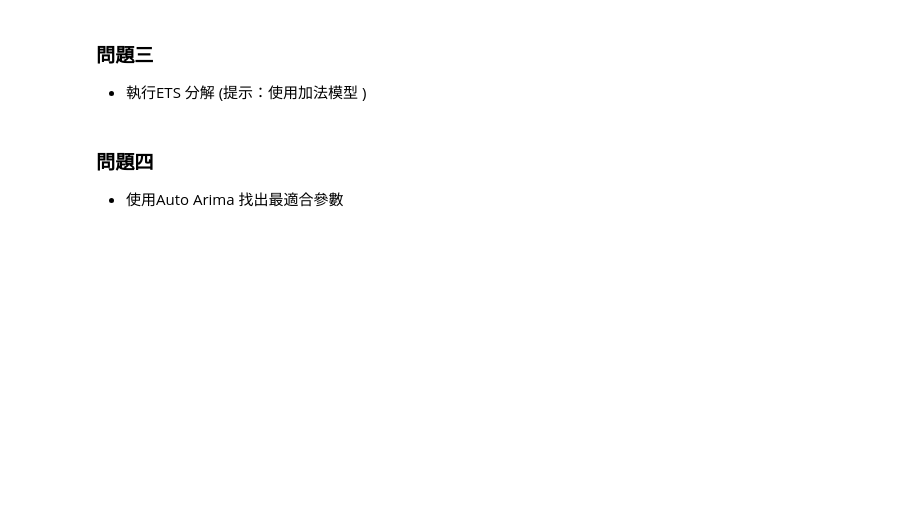
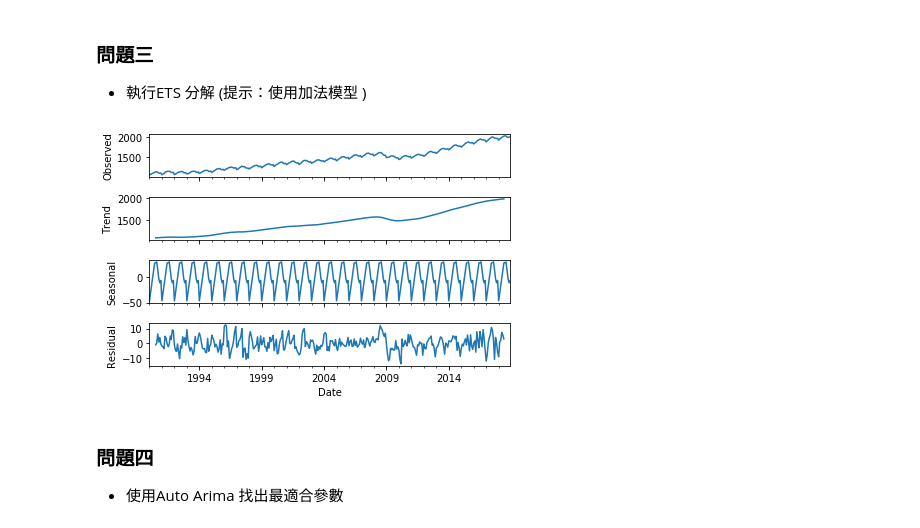
Before and after one commit to ywchiu/ctbcpy, a Jupyter notebook: Homework - 20190516.ipynb, the cells around one changed output. Saved outputs shown, nothing was run; the diff lists cells and outputs as text; code cells hidden in the pictures; blank space fills up the shorter version.

```diff
--- a/Homework - 20190516.ipynb
+++ b/Homework - 20190516.ipynb
@@ -23,6 +63,12 @@ df.head()
 ### 問題三
 
 - 執行ETS 分解 (提示：使用加法模型 )
+# %%
+from statsmodels.tsa.seasonal import seasonal_decompose
+result = seasonal_decompose(df['Applicants'], model='add')
+result.plot();
+# %% [output]
+[figure, added]
 # %% [markdown]
 ### 問題四
 - 使用Auto Arima 找出最適合參數
```
Also changed, not shown: parts of 20 cells of this notebook.
